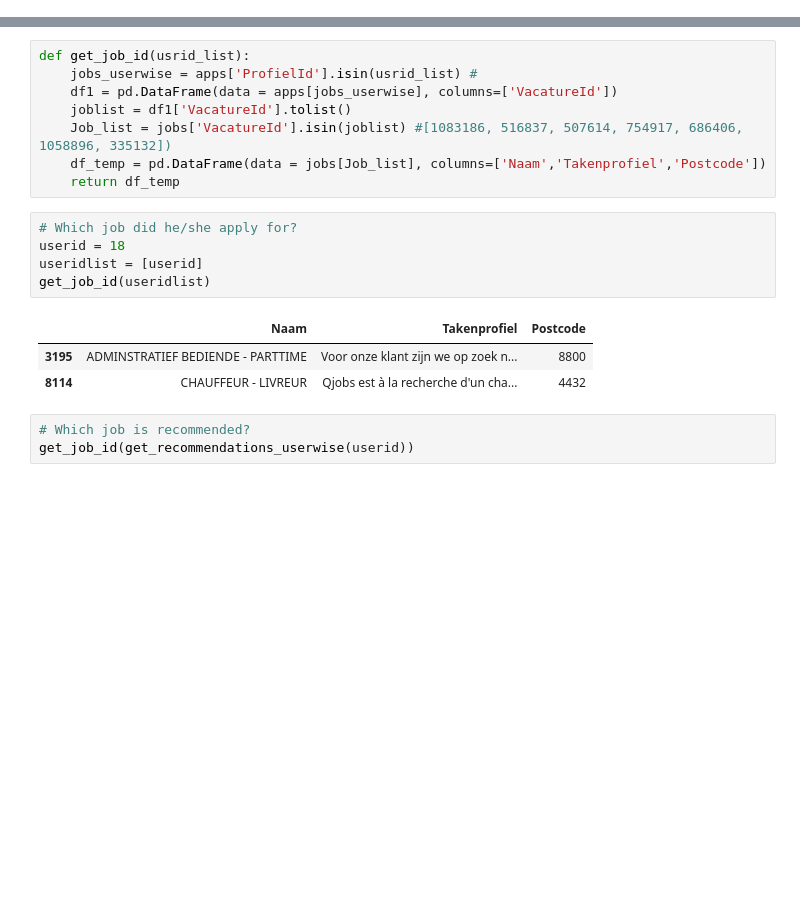
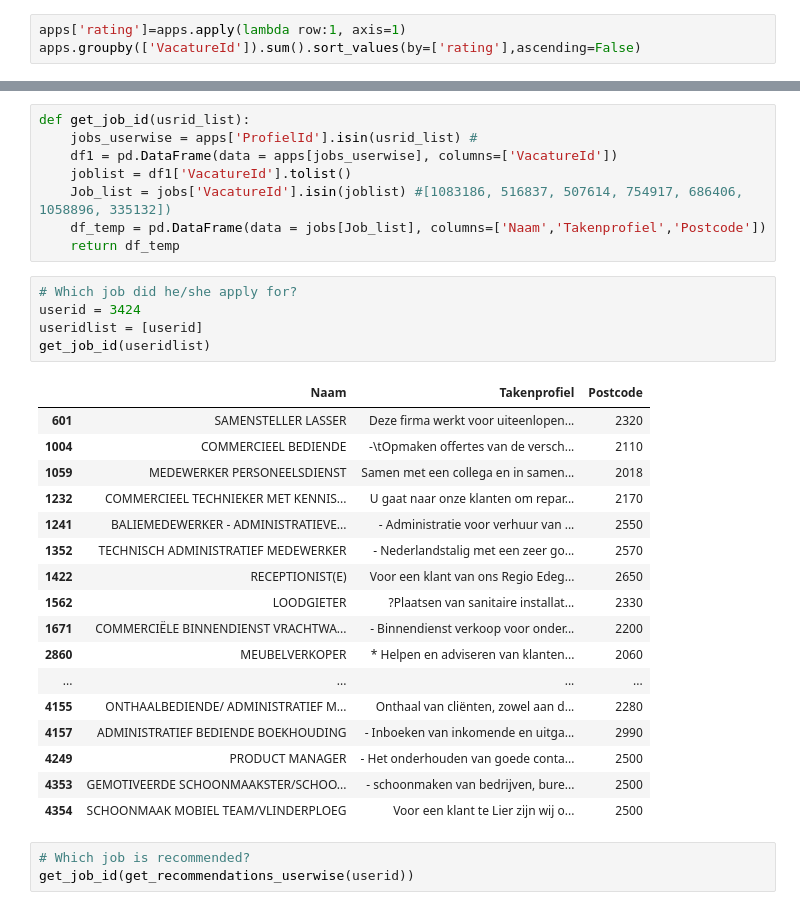
Before and after one commit to woetwoet/JobRecommendation, a Jupyter notebook: Profilevacancy_recommendation_V1.ipynb, the cells around one changed output, grey strips where cells are left out. Saved outputs shown, nothing was run; the diff lists cells and outputs as text; blank space fills up the shorter version.

```diff
--- a/Profilevacancy_recommendation_V1.ipynb
+++ b/Profilevacancy_recommendation_V1.ipynb
@@ -115,0 +50,3 @@ plt.show()
+# %%
+apps['rating']=apps.apply(lambda row:1, axis=1)
+apps.groupby(['VacatureId']).sum().sort_values(by=['rating'],ascending=False)
@@ -276,13 +262,27 @@ def get_job_id(usrid_list):
     return df_temp
 # %%
 # Which job did he/she apply for?
-userid = 18
+userid = 3424
 useridlist = [userid]
 get_job_id(useridlist)
 # %% [output]
 |  | Naam | Takenprofiel | Postcode |
-| 3195 | ADMINSTRATIEF BEDIENDE - PARTTIME | Voor onze klant zijn we op zoek n... | 8800 |
-| 8114 | CHAUFFEUR - LIVREUR | Qjobs est à la recherche d'un cha... | 4432 |
+| 601 | SAMENSTELLER LASSER | Deze firma werkt voor uiteenlopen... | 2320 |
+| 1004 | COMMERCIEEL BEDIENDE | -\tOpmaken offertes van de versch... | 2110 |
+| 1059 | MEDEWERKER PERSONEELSDIENST | Samen met een collega en in samen... | 2018 |
+| 1232 | COMMERCIEEL TECHNIEKER MET KENNIS... | U gaat naar onze klanten om repar... | 2170 |
+| 1241 | BALIEMEDEWERKER - ADMINISTRATIEVE... | - Administratie voor verhuur van ... | 2550 |
+| 1352 | TECHNISCH ADMINISTRATIEF MEDEWERKER | - Nederlandstalig met een zeer go... | 2570 |
+| 1422 | RECEPTIONIST(E) | Voor een klant van ons Regio Edeg... | 2650 |
+| 1562 | LOODGIETER | ?Plaatsen van sanitaire installat... | 2330 |
+| 1671 | COMMERCIËLE BINNENDIENST VRACHTWA... | - Binnendienst verkoop voor onder... | 2200 |
+| 2860 | MEUBELVERKOPER | * Helpen en adviseren van klanten... | 2060 |
+| ... | ... | ... | ... |
+| 4155 | ONTHAALBEDIENDE/ ADMINISTRATIEF M... | Onthaal van cliënten, zowel aan d... | 2280 |
+| 4157 | ADMINISTRATIEF BEDIENDE BOEKHOUDING | - Inboeken van inkomende en uitga... | 2990 |
+| 4249 | PRODUCT MANAGER | - Het onderhouden van goede conta... | 2500 |
+| 4353 | GEMOTIVEERDE SCHOONMAAKSTER/SCHOO... | - schoonmaken van bedrijven, bure... | 2500 |
+| 4354 | SCHOONMAAK MOBIEL TEAM/VLINDERPLOEG | Voor een klant te Lier zijn wij o... | 2500 |
 # %%
 # Which job is recommended?
 get_job_id(get_recommendations_userwise(userid))
```
Also changed, not shown: parts of 15 cells of this notebook, 6 other files.
